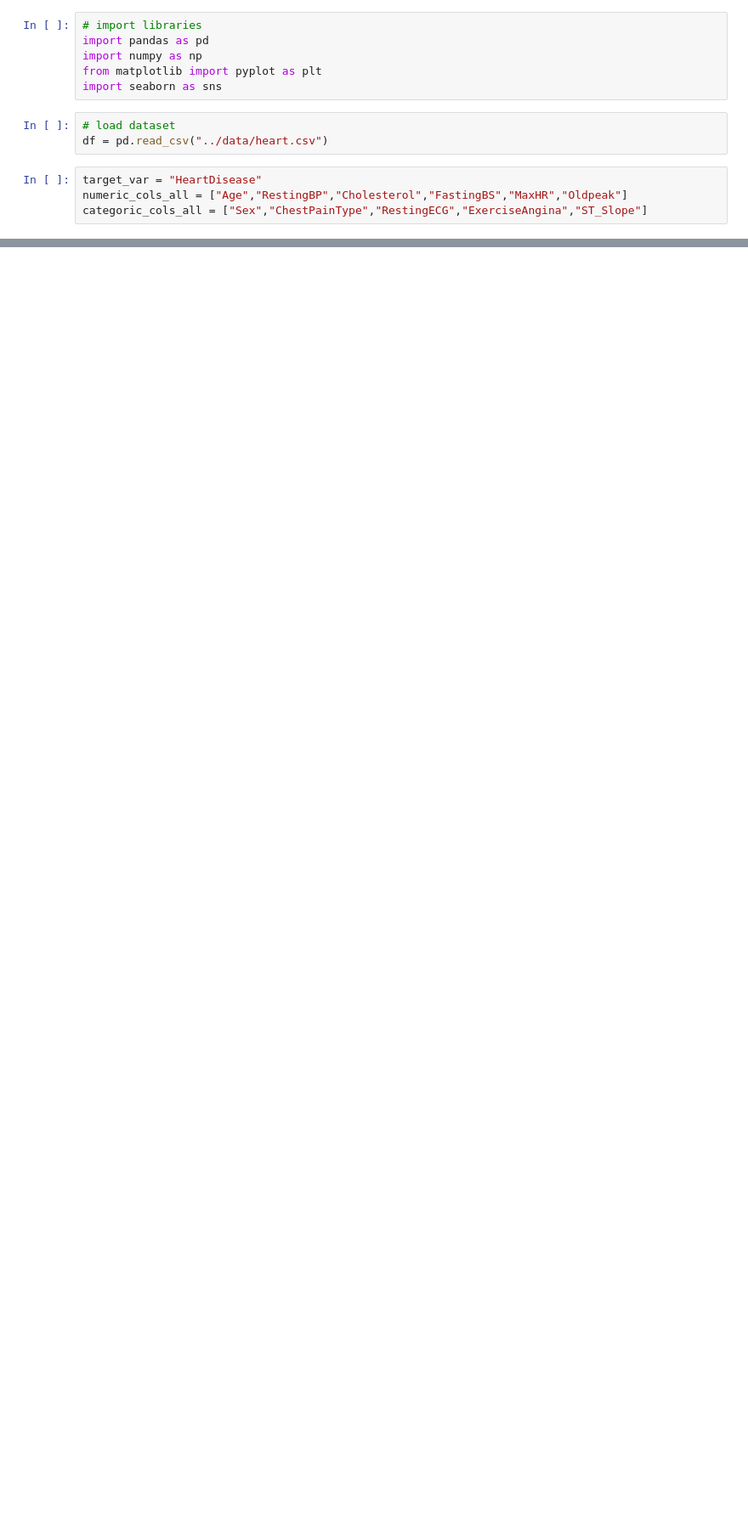
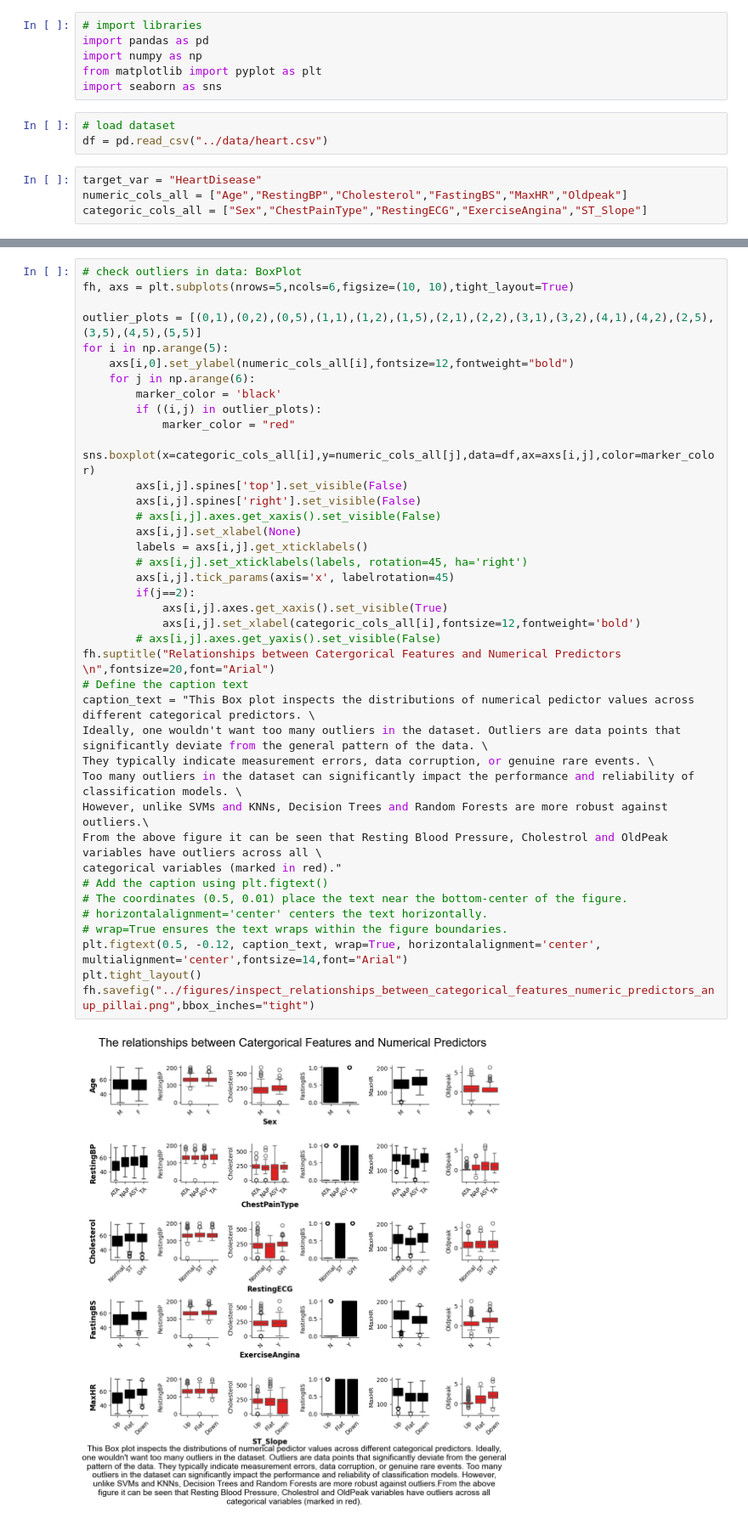
Before and after one commit to anupgp/Heart-Failure-Prediction, a Jupyter notebook: analyses/analyses_anup_pillai.ipynb, the cells around one changed output, grey strips where cells are left out. Shown at 85% size. Drawn from its saved outputs; the diff is of its cells as text; blank space fills up the shorter version.

Commit message:
added a new descriptive plot: box plot for numerical variable distributions across categorical predictors

```diff
--- a/analyses/analyses_anup_pillai.ipynb
+++ b/analyses/analyses_anup_pillai.ipynb
@@ -73,0 +75,41 @@ fh.savefig("../figures/inspect_correlations_between_numeric_predictors_anup_pill
+# %%
+# check outliers in data: BoxPlot
+fh, axs = plt.subplots(nrows=5,ncols=6,figsize=(10, 10),tight_layout=True)
+
+outlier_plots = [(0,1),(0,2),(0,5),(1,1),(1,2),(1,5),(2,1),(2,2),(3,1),(3,2),(4,1),(4,2),(2,5),(3,5),(4,5),(5,5)]
+for i in np.arange(5):
+    axs[i,0].set_ylabel(numeric_cols_all[i],fontsize=12,fontweight="bold")
+    for j in np.arange(6):
+        marker_color = 'black'
+        if ((i,j) in outlier_plots):
+            marker_color = "red"
+        sns.boxplot(x=categoric_cols_all[i],y=numeric_cols_all[j],data=df,ax=axs[i,j],color=marker_color)
+        axs[i,j].spines['top'].set_visible(False)
+        axs[i,j].spines['right'].set_visible(False)
+        # axs[i,j].axes.get_xaxis().set_visible(False)
+        axs[i,j].set_xlabel(None)
+        labels = axs[i,j].get_xticklabels()
+        # axs[i,j].set_xticklabels(labels, rotation=45, ha='right')
+        axs[i,j].tick_params(axis='x', labelrotation=45)
+        if(j==2):
+            axs[i,j].axes.get_xaxis().set_visible(True)
+            axs[i,j].set_xlabel(categoric_cols_all[i],fontsize=12,fontweight='bold')
+        # axs[i,j].axes.get_yaxis().set_visible(False)
+fh.suptitle("Relationships between Catergorical Features and Numerical Predictors \n",fontsize=20,font="Arial")
+# Define the caption text
+caption_text = "This Box plot inspects the distributions of numerical pedictor values across different categorical predictors. \
+Ideally, one wouldn't want too many outliers in the dataset. Outliers are data points that significantly deviate from the general pattern of the data. \
+They typically indicate measurement errors, data corruption, or genuine rare events. \
+Too many outliers in the dataset can significantly impact the performance and reliability of classification models. \
+However, unlike SVMs and KNNs, Decision Trees and Random Forests are more robust against outliers.\
+From the above figure it can be seen that Resting Blood Pressure, Cholestrol and OldPeak variables have outliers across all \
+categorical variables (marked in red)."
+# Add the caption using plt.figtext()
+# The coordinates (0.5, 0.01) place the text near the bottom-center of the figure.
+# horizontalalignment='center' centers the text horizontally.
+# wrap=True ensures the text wraps within the figure boundaries.
+plt.figtext(0.5, -0.12, caption_text, wrap=True, horizontalalignment='center', multialignment='center',fontsize=14,font="Arial")
+plt.tight_layout()
+fh.savefig("../figures/inspect_relationships_between_categorical_features_numeric_predictors_anup_pillai.png",bbox_inches="tight")
+# %% [output]
+[figure, added]
```
Also changed, not shown: parts of 2 cells of this notebook, 2 other files.
